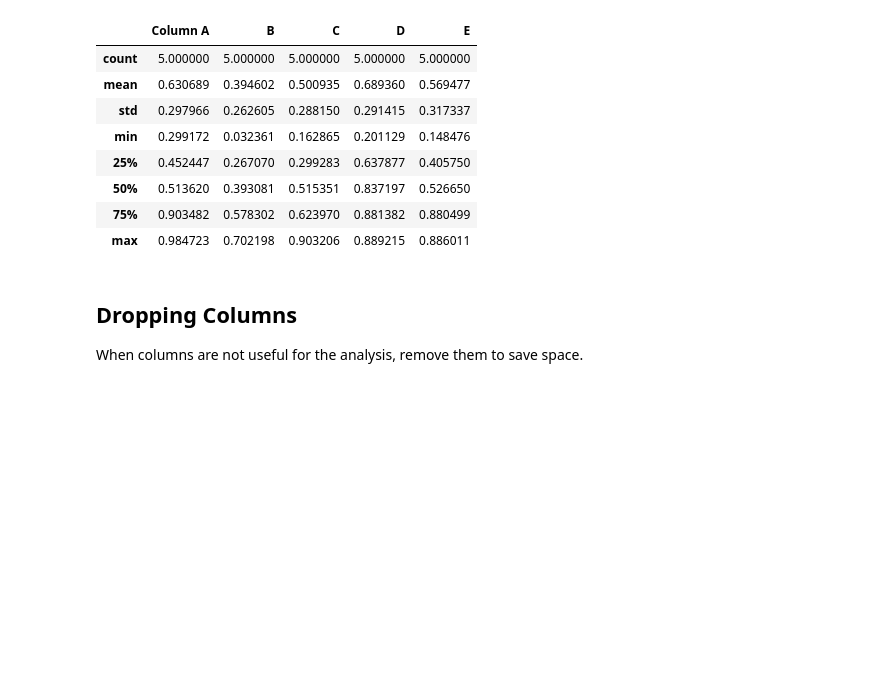
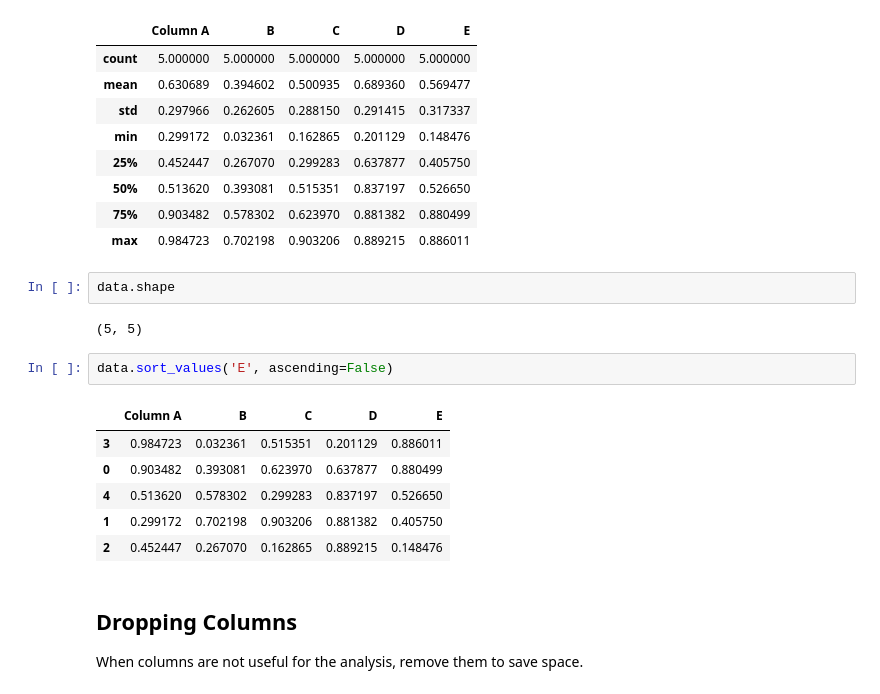
Before and after one commit to gerpang/MLTutorials, a Jupyter notebook: Intro Python Notes.ipynb, the cells around one changed output. Saved outputs shown, nothing was run; the diff lists cells and outputs as text; blank space fills up the shorter version.

```diff
--- a/Intro Python Notes.ipynb
+++ b/Intro Python Notes.ipynb
@@ -126,6 +126,19 @@ data.describe()
 | 50% | 0.513620 | 0.393081 | 0.515351 | 0.837197 | 0.526650 |
 | 75% | 0.903482 | 0.578302 | 0.623970 | 0.881382 | 0.880499 |
 | max | 0.984723 | 0.702198 | 0.903206 | 0.889215 | 0.886011 |
+# %%
+data.shape
+# %% [output]
+(5, 5)
+# %%
+data.sort_values('E', ascending=False)
+# %% [output]
+|  | Column A | B | C | D | E |
+| 3 | 0.984723 | 0.032361 | 0.515351 | 0.201129 | 0.886011 |
+| 0 | 0.903482 | 0.393081 | 0.623970 | 0.637877 | 0.880499 |
+| 4 | 0.513620 | 0.578302 | 0.299283 | 0.837197 | 0.526650 |
+| 1 | 0.299172 | 0.702198 | 0.903206 | 0.881382 | 0.405750 |
+| 2 | 0.452447 | 0.267070 | 0.162865 | 0.889215 | 0.148476 |
 # %% [markdown]
 ## Dropping Columns
 When columns are not useful for the analysis, remove them to save space.
```
Also changed, not shown: parts of 16 cells of this notebook.
